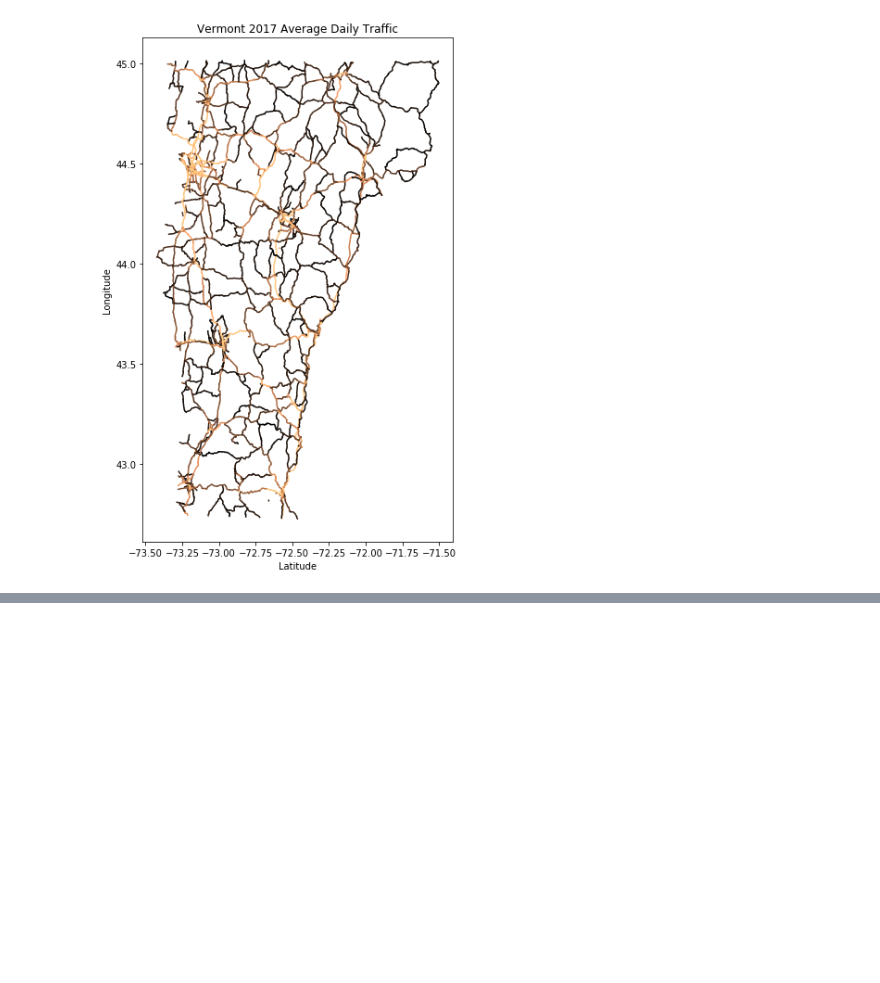
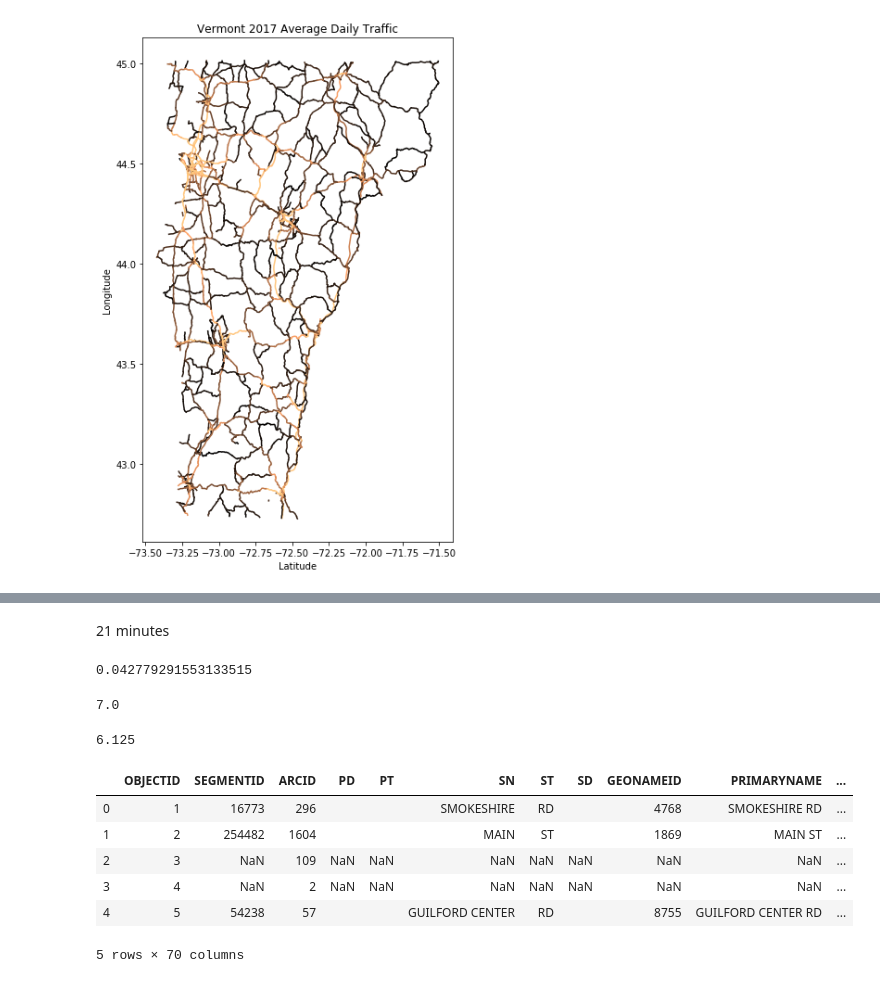
Before and after one commit to biophyser/deer_xing, a Jupyter notebook: vt_model/kml_to_csv_190918.ipynb, the cells around one changed output, grey strips where cells are left out. Drawn from its saved outputs; the diff is of its cells as text; code cells hidden in the pictures; blank space fills up the shorter version.

```diff
--- a/vt_model/kml_to_csv_190918.ipynb
+++ b/vt_model/kml_to_csv_190918.ipynb
@@ -141,0 +126,9 @@ plt.title('Vermont 2017 Average Daily Traffic')
+# %%
+with  open('VT_Road_Centerline.kml', encoding='utf8') as f:
+    centerline_soup = BeautifulSoup(f, 'xml')
+# %%
+placemarks = centerline_soup.find_all('Placemark')
+# %%
+place_list = [process_place(i) for i in placemarks]
+# %%
+df = pd.DataFrame(place_list)
@@ -141,0 +163,24 @@ plt.title('Vermont 2017 Average Daily Traffic')
+# %% [markdown]
+21 minutes
+# %%
+157 / 3670
+# %% [output]
+0.042779291553133515
+# %%
+21*20/60
+# %% [output]
+7.0
+# %%
+(7*21)/24
+# %% [output]
+6.125
+# %%
+df.head()
+# %% [output]
+|  | OBJECTID | SEGMENTID | ARCID | PD | PT | SN | ST | SD | GEONAMEID | PRIMARYNAME | ... |
+| 0 | 1 | 16773 | 296 |  |  | SMOKESHIRE | RD |  | 4768 | SMOKESHIRE RD | ... |
+| 1 | 2 | 254482 | 1604 |  |  | MAIN | ST |  | 1869 | MAIN ST | ... |
+| 2 | 3 | NaN | 109 | NaN | NaN | NaN | NaN | NaN | NaN | NaN | ... |
+| 3 | 4 | NaN | 2 | NaN | NaN | NaN | NaN | NaN | NaN | NaN | ... |
+| 4 | 5 | 54238 | 57 |  |  | GUILFORD CENTER | RD |  | 8755 | GUILFORD CENTER RD | ... |
+5 rows × 70 columns
```
Also changed, not shown: parts of 30 cells of this notebook, 28 other files.
